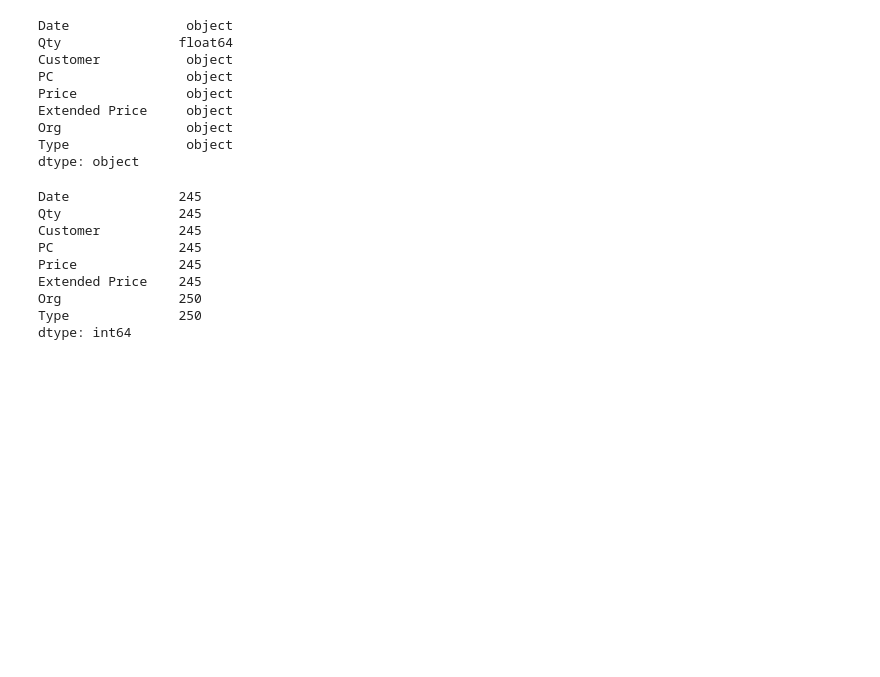
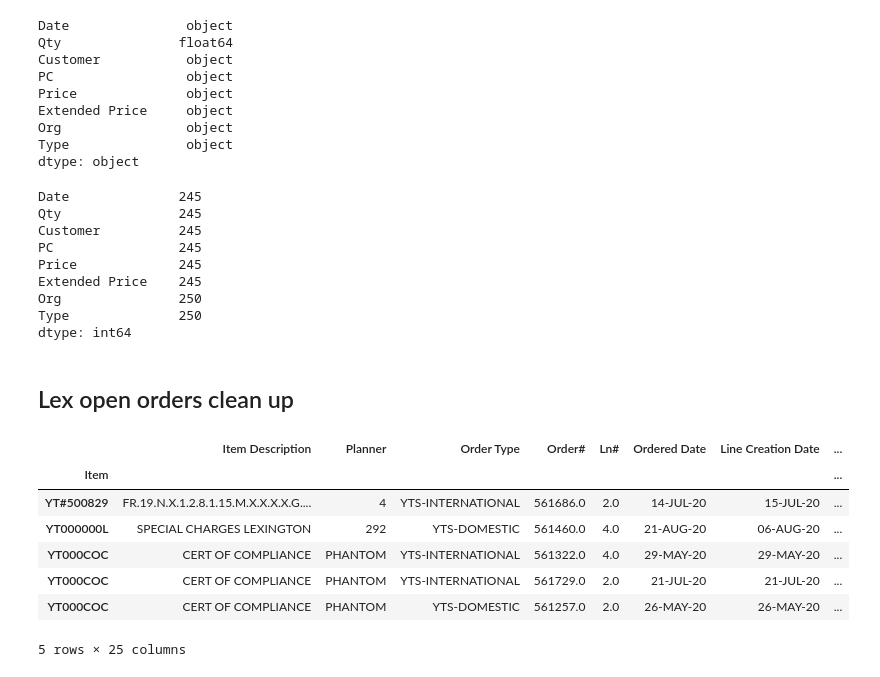
Before and after one commit to Emily-Keymon/data-analysis, a Jupyter notebook: test_2.ipynb, the cells around one changed output. Cells and saved outputs as stored; diff of their text form; code cells hidden in the pictures; blank space fills up the shorter version.

Commit message:
added lex so data

```diff
--- a/test_2.ipynb
+++ b/test_2.ipynb
@@ -474,3 +474,21 @@ dtype: int64
 # %%
 # Save file to csv
 jax_so.to_csv("output_data/jax_so.csv", date_format='%Y-%m-%d')
+# %% [markdown]
+## Lex open orders clean up
+# %%
+# Load jax so file
+lex_so_file = "Resources/LEX OPEN ORDERS.csv"
+
+# Read csv file into DataFrame, set Item as index
+lex_so = pd.read_csv(lex_so_file, index_col = "Item", encoding = "ISO-8859–1")
+lex_so.head()
+# %% [output]
+|  | Item Description | Planner | Order Type | Order# | Ln# | Ordered Date | Line Creation Date | ... |
+| Item |  |  |  |  |  |  |  | ... |
+| YT#500829 | FR.19.N.X.1.2.8.1.15.M.X.X.X.X.G.... | 4 | YTS-INTERNATIONAL | 561686.0 | 2.0 | 14-JUL-20 | 15-JUL-20 | ... |
+| YT000000L | SPECIAL CHARGES LEXINGTON | 292 | YTS-DOMESTIC | 561460.0 | 4.0 | 21-AUG-20 | 06-AUG-20 | ... |
+| YT000COC | CERT OF COMPLIANCE | PHANTOM | YTS-INTERNATIONAL | 561322.0 | 4.0 | 29-MAY-20 | 29-MAY-20 | ... |
+| YT000COC | CERT OF COMPLIANCE | PHANTOM | YTS-INTERNATIONAL | 561729.0 | 2.0 | 21-JUL-20 | 21-JUL-20 | ... |
+| YT000COC | CERT OF COMPLIANCE | PHANTOM | YTS-DOMESTIC | 561257.0 | 2.0 | 26-MAY-20 | 26-MAY-20 | ... |
+5 rows × 25 columns
```
Also changed, not shown: parts of 7 cells of this notebook, 1 other file.
